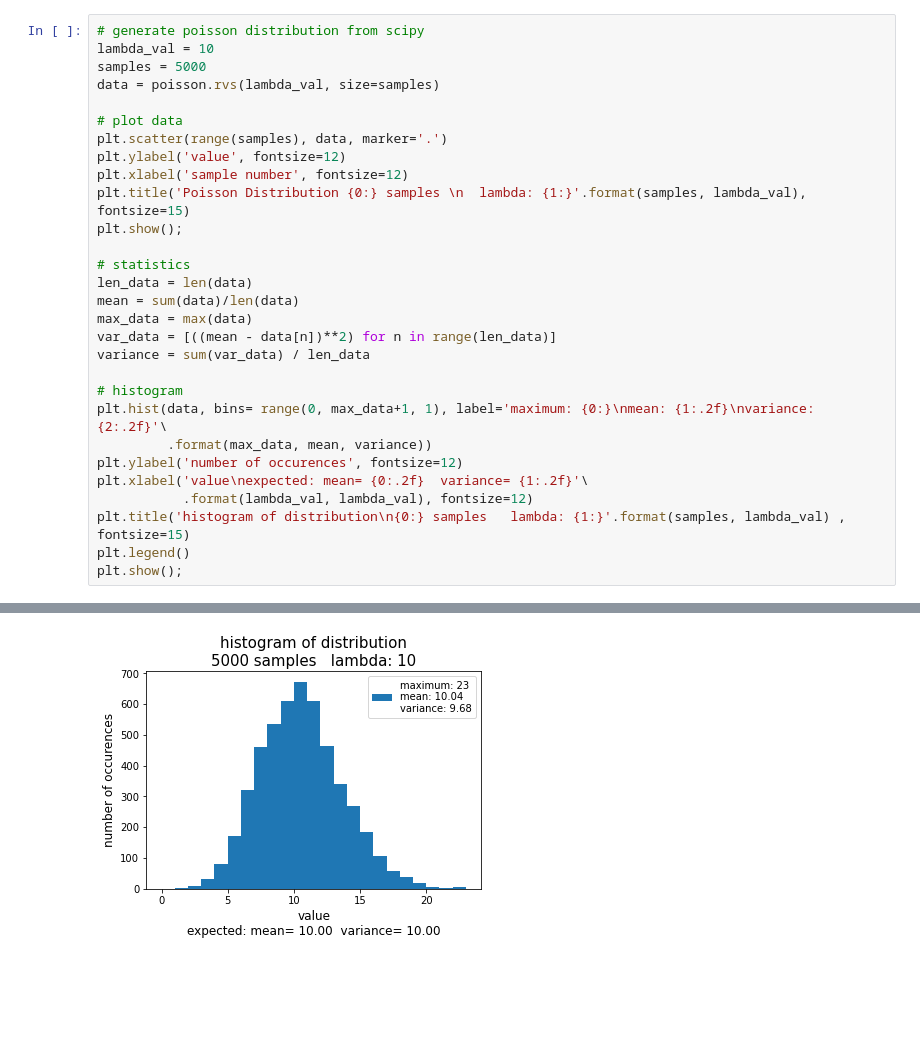
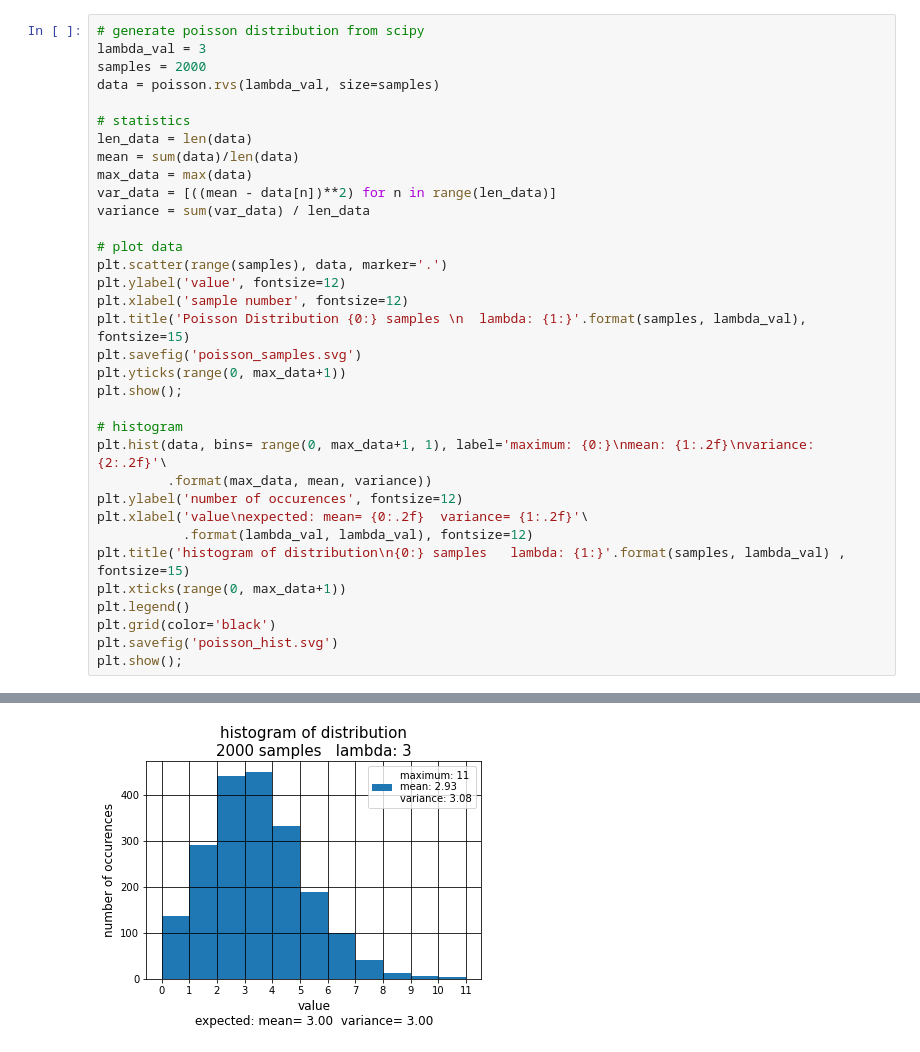
Before and after one commit to deddiebo/distributions, a Jupyter notebook: poisson/poisson.ipynb, the cells around one changed output, grey strips where cells are left out. Saved outputs shown, nothing was run; the diff lists cells and outputs as text; blank space fills up the shorter version.

Commit message:
added poisson distribution

```diff
--- a/poisson/poisson.ipynb
+++ b/poisson/poisson.ipynb
@@ -120,15 +63,8 @@ Text(0.5, 0, 'number of occurences')
 # %%
 # generate poisson distribution from scipy
-lambda_val = 10
-samples = 5000
+lambda_val = 3
+samples = 2000
 data = poisson.rvs(lambda_val, size=samples)
-
-# plot data
-plt.scatter(range(samples), data, marker='.')
-plt.ylabel('value', fontsize=12)
-plt.xlabel('sample number', fontsize=12)
-plt.title('Poisson Distribution {0:} samples \n  lambda: {1:}'.format(samples, lambda_val), fontsize=15)
-plt.show();
 
 # statistics
 len_data = len(data)
@@ -137,6 +73,15 @@ max_data = max(data)
 var_data = [((mean - data[n])**2) for n in range(len_data)]
 variance = sum(var_data) / len_data
 
+# plot data
+plt.scatter(range(samples), data, marker='.')
+plt.ylabel('value', fontsize=12)
+plt.xlabel('sample number', fontsize=12)
+plt.title('Poisson Distribution {0:} samples \n  lambda: {1:}'.format(samples, lambda_val), fontsize=15)
+plt.savefig('poisson_samples.svg')
+plt.yticks(range(0, max_data+1))
+plt.show();
+
 # histogram
 plt.hist(data, bins= range(0, max_data+1, 1), label='maximum: {0:}\nmean: {1:.2f}\nvariance: {2:.2f}'\
          .format(max_data, mean, variance))
@@ -144,6 +89,9 @@ plt.ylabel('number of occurences', fontsize=12)
 plt.xlabel('value\nexpected: mean= {0:.2f}  variance= {1:.2f}'\
            .format(lambda_val, lambda_val), fontsize=12)
 plt.title('histogram of distribution\n{0:} samples   lambda: {1:}'.format(samples, lambda_val) , fontsize=15)
+plt.xticks(range(0, max_data+1))
 plt.legend()
+plt.grid(color='black')
+plt.savefig('poisson_hist.svg')
 plt.show();
 # %% [output]
@@ -151 +99 @@ plt.show();
-[figure, old version]
+[figure, new version]
```
Also changed, not shown: parts of 5 cells of this notebook, 8 other files.
